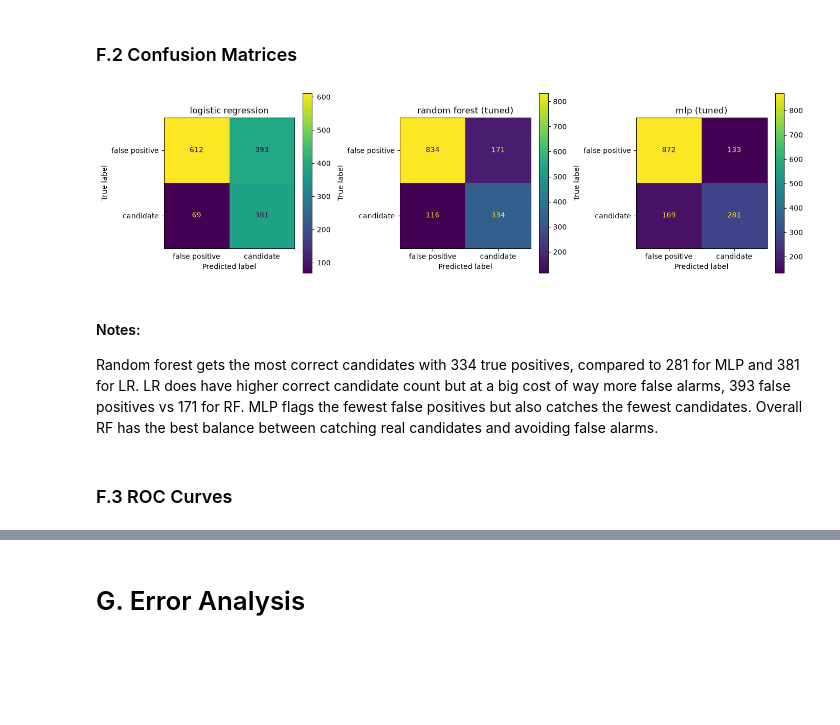
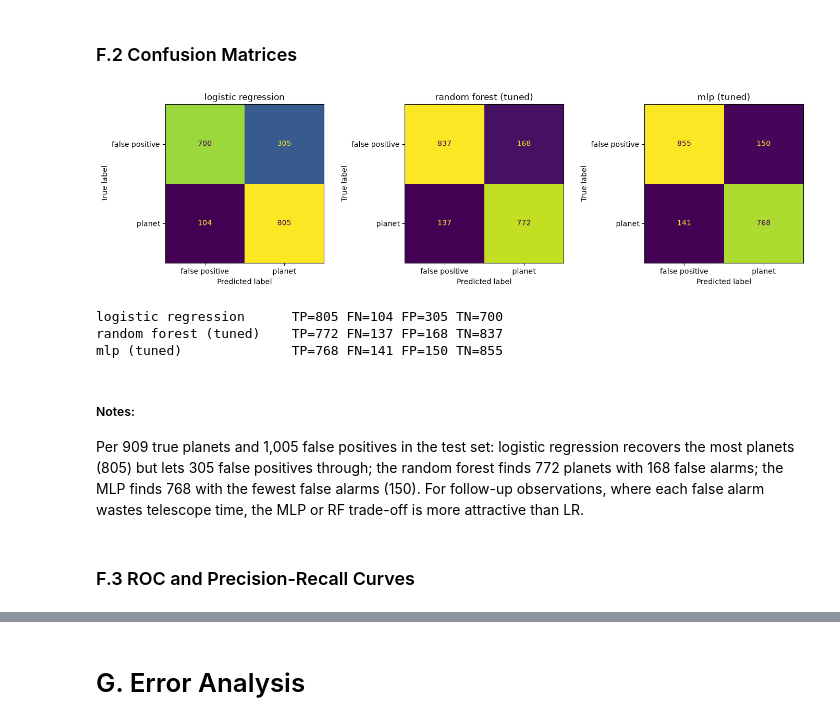
Before and after one commit to notOK18/Nasaproj, a Jupyter notebook: Project.ipynb, the cells around one changed output, grey strips where cells are left out. Drawn from its saved outputs; the diff is of its cells as text; code cells hidden in the pictures; blank space fills up the shorter version.

```diff
--- a/Project.ipynb
+++ b/Project.ipynb
@@ -451,0 +421,3 @@ mlp cv results:
+# %%
+mlp_pipeline = make_pipeline(MLPClassifier(hidden_layer_sizes=(64, 32), max_iter=500, random_state=RANDOM_STATE))
+run_cv('mlp (default)', mlp_pipeline)
@@ -512,0 +447,3 @@ The MLP does not do better than the tuned random forest, but it overfits less. T
+# %%
+mlp_tuned_pipeline = mlp_grid.best_estimator_
+run_cv('mlp (tuned)', mlp_tuned_pipeline)
@@ -555,0 +464,26 @@ Random forest leads on all metrics with a ROC-AUC of 0.88,then MLP at 0.85 and t
+# %%
+from sklearn.metrics import (accuracy_score, f1_score, precision_score, recall_score, roc_auc_score,
+                             average_precision_score, confusion_matrix, ConfusionMatrixDisplay, roc_curve,
+                             precision_recall_curve)
+
+models = {
+    'logistic regression': lr_pipeline,
+    'random forest (tuned)': rf_tuned_pipeline,
+    'mlp (tuned)': mlp_tuned_pipeline,
+}
+# The test set is used exactly once, here, for the three final models.
+rows = {}
+for name, model in models.items():
+    model.fit(X_train, y_train)
+    pred = model.predict(X_test)
+    prob = model.predict_proba(X_test)[:, 1]
+    rows[name] = {
+        'accuracy': accuracy_score(y_test, pred),
+        'precision': precision_score(y_test, pred),
+        'recall': recall_score(y_test, pred),
+        'f1': f1_score(y_test, pred),
+        'roc_auc': roc_auc_score(y_test, prob),
+        'pr_auc': average_precision_score(y_test, prob),
+    }
+test_results = pd.DataFrame(rows).T
+test_results.round(4)
@@ -557,22 +502,25 @@ Random forest leads on all metrics with a ROC-AUC of 0.88,then MLP at 0.85 and t
 ### F.2 Confusion Matrices
 # %%
 fig, axes = plt.subplots(1, 3, figsize=(14, 4))
-
 for ax, (name, model) in zip(axes, models.items()):
-    y_pred = model.predict(X_test)
-    cm = confusion_matrix(y_test, y_pred)
-    disp = ConfusionMatrixDisplay(cm, display_labels=['false positive', 'candidate'])
-    disp.plot(ax=ax, colorbar=True)
+    cm = confusion_matrix(y_test, model.predict(X_test))
+    ConfusionMatrixDisplay(cm, display_labels=['false positive', 'planet']).plot(ax=ax, colorbar=False)
     ax.set_title(name)
-
 plt.tight_layout()
 plt.show()
+
+for name, model in models.items():
+    tn, fp, fn, tp = confusion_matrix(y_test, model.predict(X_test)).ravel()
+    print(f'{name:<24} TP={tp} FN={fn} FP={fp} TN={tn}')
 # %% [output]
-[figure, old version]
+[figure, new version]
+logistic regression      TP=805 FN=104 FP=305 TN=700
+random forest (tuned)    TP=772 FN=137 FP=168 TN=837
+mlp (tuned)              TP=768 FN=141 FP=150 TN=855
-# %% [markdown]
-#### Notes:
-
-Random forest gets the most correct candidates with 334 true positives, compared to 281 for MLP and 381 for LR. LR does have higher correct candidate count but at a big cost of way more false alarms, 393 false positives vs 171 for RF. MLP flags the fewest false positives but also catches the fewest candidates. Overall RF has the best balance between catching real candidates and avoiding false alarms.
+# %% [markdown]
+##### Notes:
+
+Per 909 true planets and 1,005 false positives in the test set: logistic regression recovers the most planets (805) but lets 305 false positives through; the random forest finds 772 planets with 168 false alarms; the MLP finds 768 with the fewest false alarms (150). For follow-up observations, where each false alarm wastes telescope time, the MLP or RF trade-off is more attractive than LR.
 # %% [markdown]
-### F.3 ROC Curves
+### F.3 ROC and Precision-Recall Curves
 # %%
```
Also changed, not shown: parts of 121 cells of this notebook.
